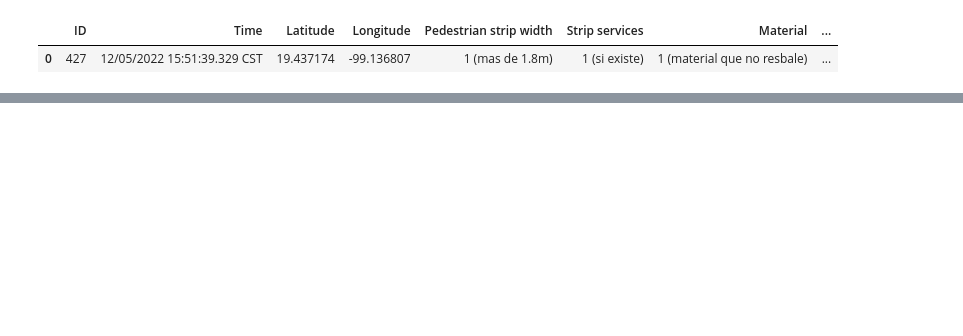
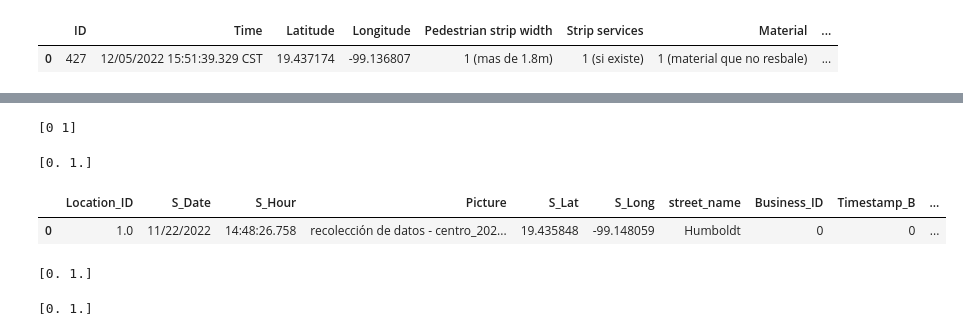
Before and after one commit to zeynepmertan/shantiproject, a Jupyter notebook: data processing/join_tables.ipynb, the cells around one changed output, grey strips where cells are left out. Cells and saved outputs as stored; diff of their text form; code cells hidden in the pictures; blank space fills up the shorter version.

```diff
--- a/data processing/join_tables.ipynb
+++ b/data processing/join_tables.ipynb
@@ -264,0 +636,29 @@ d1.head(800)
+# %%
+# Convert the column to int type
+d4['Storefront'] = d4['Storefront'].astype(int)
+# %%
+print(d4['Visible Sign'].unique())
+# %% [output]
+[0 1]
+# %%
+# Rename column to keep more information
+d4.rename(columns={'Visible Sign': 'Visible Sign of Business'}, inplace=True)
+# %%
+print(d4['WiFi'].unique())
+# %% [output]
+[0. 1.]
+# %%
+# Convert the column to int type
+d4['WiFi'] = d4['WiFi'].astype(int)
+# %%
+# Rename column to keep more information
+d4.rename(columns={'WiFi': 'Business WiFi'}, inplace=True)
+# %%
+d4.head(1)
+# %% [output]
+|  | Location_ID | S_Date | S_Hour | Picture | S_Lat | S_Long | street_name | Business_ID | Timestamp_B | ... |
+| 0 | 1.0 | 11/22/2022 | 14:48:26.758 | recolección de datos - centro_202... | 19.435848 | -99.148059 | Humboldt | 0 | 0 | ... |
+# %%
+print(d4['Tables inside / Tables on sidewalk'].unique())
+# %% [output]
+[0. 1.]
@@ -264,0 +671,4 @@ d1.head(800)
+# %%
+print(d4['Plugs'].unique())
+# %% [output]
+[0. 1.]
```
Also changed, not shown: parts of 205 cells of this notebook.
